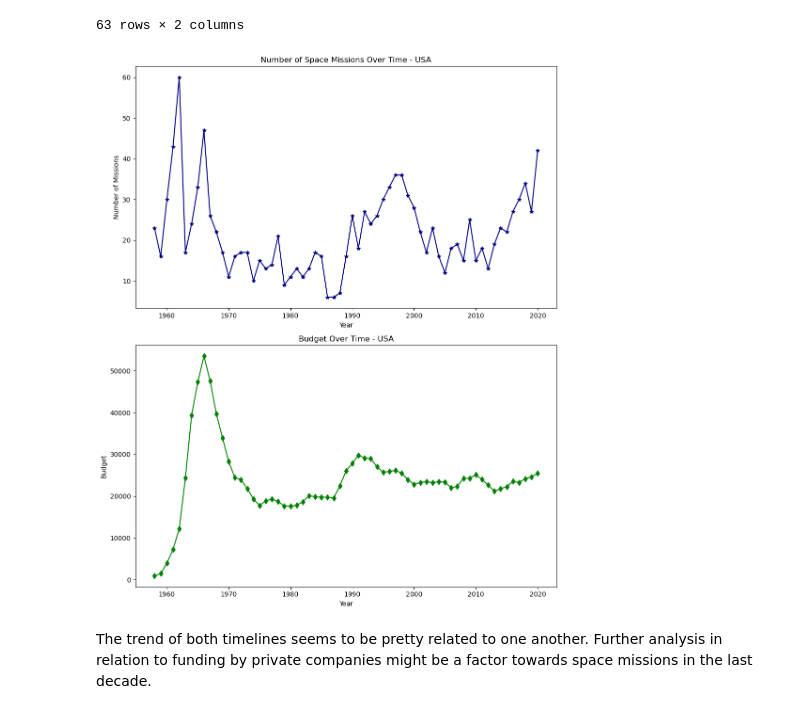
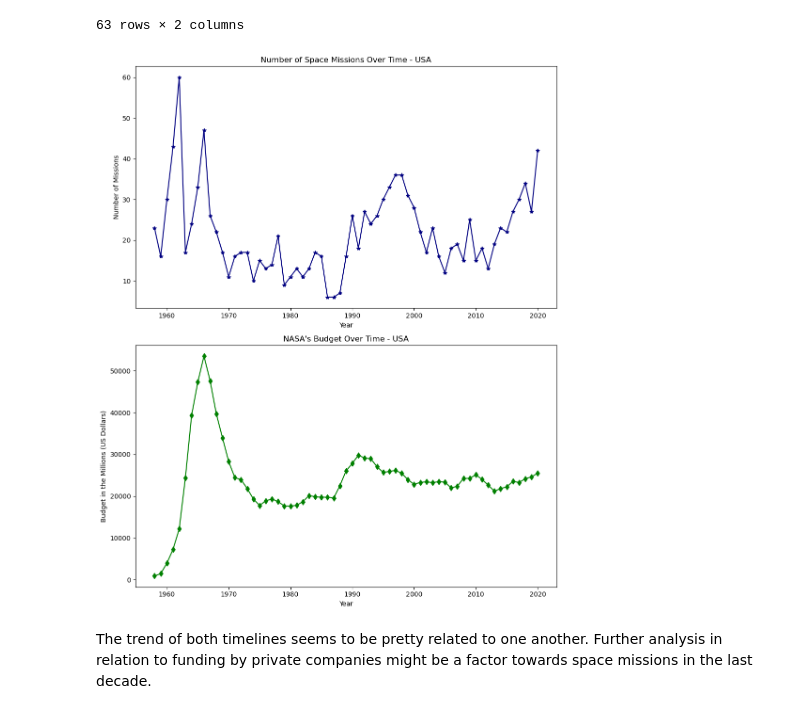
Before and after one commit to maparisio/Space_Mission_Project, a Jupyter notebook: Missions_Over_Time.ipynb, the cells around one changed output. Drawn from its saved outputs; the diff is of its cells as text; code cells hidden in the pictures.

```diff
--- a/Missions_Over_Time.ipynb
+++ b/Missions_Over_Time.ipynb
@@ -481,30 +520,33 @@ new_missions_df
 # %%
 # Create a figure and axis objects with subplots
 fig, (ax1, ax2) = plt.subplots(2, 1, figsize=(10, 12))
 
 # Define colors and labels for each variable
 colors = {'Number of Missions': 'Navy', 'Budget': 'Green'}
 labels = {'Number of Missions': 'Number of Missions', 'Budget': 'Budget'}
 
 # Plot Number of Missions
 ax1.plot(new_missions_df.index, new_missions_df['Number of Missions'], marker='*', color=colors['Number of Missions'])
 ax1.set_xlabel('Year')
 ax1.set_ylabel('Number of Missions')
 ax1.set_title('Number of Space Missions Over Time - USA')
 
 # Plot Budget
 ax2.plot(new_missions_df.index, new_missions_df['Budget'], marker='d', color=colors['Budget'])
 ax2.set_xlabel('Year')
-ax2.set_ylabel('Budget')
-ax2.set_title('Budget Over Time - USA')
+ax2.set_ylabel('Budget in the Millions (US Dollars)')
+ax2.set_title("NASA's Budget Over Time - USA")
 
 # Adjust layout
 plt.tight_layout()
 
+# Save the figure
+plt.savefig("output_data/Ttl_SP_vs_Budget1.png")
+
 # Show plot
 plt.show()
 # %% [output]
-[figure, old version]
+[figure, new version]
 # %% [markdown]
 The trend of both timelines seems to be pretty related to one another.
 Further analysis in relation to funding by private companies might be a factor towards space missions in the last decade.
```
Also changed, not shown: parts of 8 cells of this notebook.
